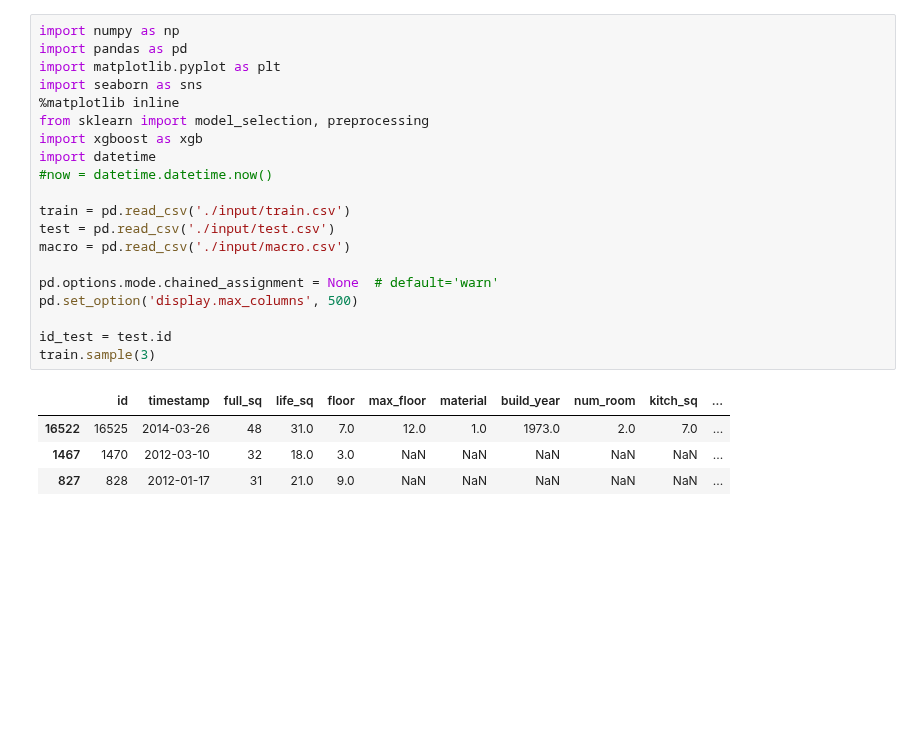
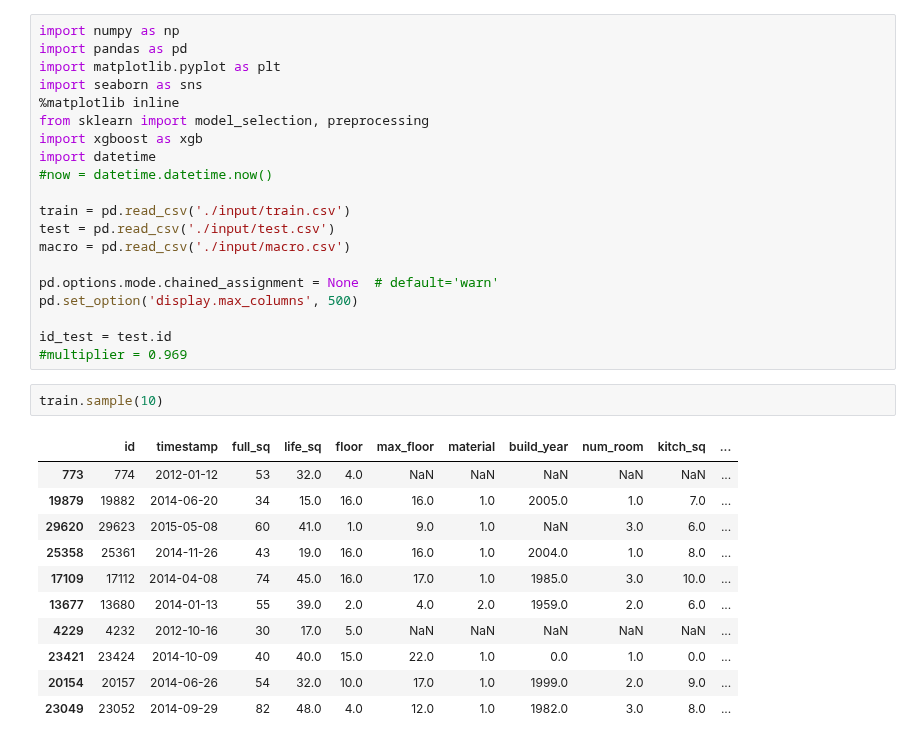
Before and after one commit to JCreeks/SyberbankHousingPrice, a Jupyter notebook: Initial_XGB.ipynb, the cells around one changed output. Saved outputs shown, nothing was run; the diff lists cells and outputs as text; blank space fills up the shorter version.

```diff
--- a/Initial_XGB.ipynb
+++ b/Initial_XGB.ipynb
@@ -17,9 +17,18 @@ pd.options.mode.chained_assignment = None  # default='warn'
 pd.set_option('display.max_columns', 500)
 
 id_test = test.id
-train.sample(3)
+#multiplier = 0.969
-# %% [output]
-|  | id | timestamp | full_sq | life_sq | floor | max_floor | material | build_year | num_room | kitch_sq | ... |
-| 16522 | 16525 | 2014-03-26 | 48 | 31.0 | 7.0 | 12.0 | 1.0 | 1973.0 | 2.0 | 7.0 | ... |
-| 1467 | 1470 | 2012-03-10 | 32 | 18.0 | 3.0 | NaN | NaN | NaN | NaN | NaN | ... |
-| 827 | 828 | 2012-01-17 | 31 | 21.0 | 9.0 | NaN | NaN | NaN | NaN | NaN | ... |
+# %%
+train.sample(10)
+# %% [output]
+|  | id | timestamp | full_sq | life_sq | floor | max_floor | material | build_year | num_room | kitch_sq | ... |
+| 773 | 774 | 2012-01-12 | 53 | 32.0 | 4.0 | NaN | NaN | NaN | NaN | NaN | ... |
+| 19879 | 19882 | 2014-06-20 | 34 | 15.0 | 16.0 | 16.0 | 1.0 | 2005.0 | 1.0 | 7.0 | ... |
+| 29620 | 29623 | 2015-05-08 | 60 | 41.0 | 1.0 | 9.0 | 1.0 | NaN | 3.0 | 6.0 | ... |
+| 25358 | 25361 | 2014-11-26 | 43 | 19.0 | 16.0 | 16.0 | 1.0 | 2004.0 | 1.0 | 8.0 | ... |
+| 17109 | 17112 | 2014-04-08 | 74 | 45.0 | 16.0 | 17.0 | 1.0 | 1985.0 | 3.0 | 10.0 | ... |
+| 13677 | 13680 | 2014-01-13 | 55 | 39.0 | 2.0 | 4.0 | 2.0 | 1959.0 | 2.0 | 6.0 | ... |
+| 4229 | 4232 | 2012-10-16 | 30 | 17.0 | 5.0 | NaN | NaN | NaN | NaN | NaN | ... |
+| 23421 | 23424 | 2014-10-09 | 40 | 40.0 | 15.0 | 22.0 | 1.0 | 0.0 | 1.0 | 0.0 | ... |
+| 20154 | 20157 | 2014-06-26 | 54 | 32.0 | 10.0 | 17.0 | 1.0 | 1999.0 | 2.0 | 9.0 | ... |
+| 23049 | 23052 | 2014-09-29 | 82 | 48.0 | 4.0 | 12.0 | 1.0 | 1982.0 | 3.0 | 8.0 | ... |
```
Also changed, not shown: parts of 1 cell of this notebook, 1 other file.
